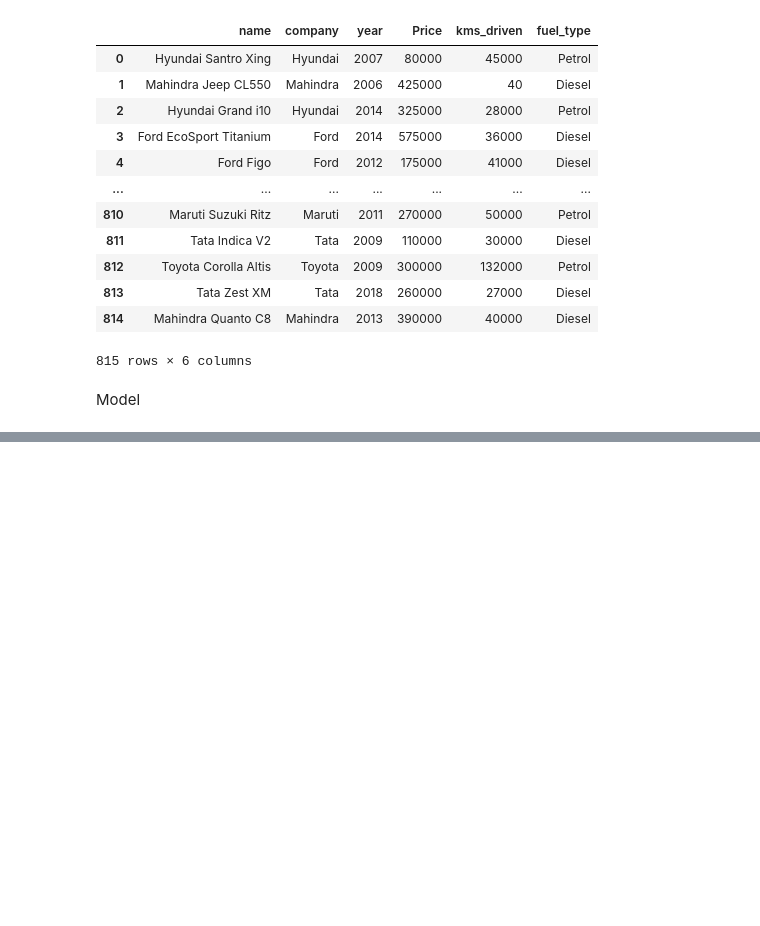
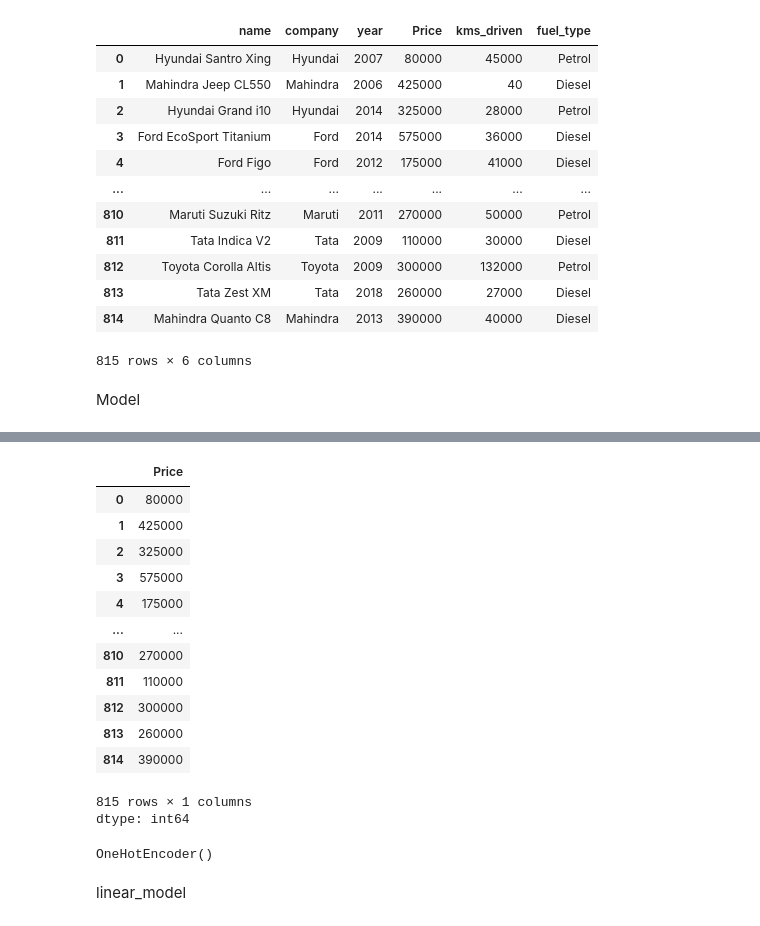
Before and after one commit to samyamoy1/-Car-Price-Predictor-Project, a Jupyter notebook: car_prediction.ipynb, the cells around one changed output, grey strips where cells are left out. Saved outputs shown, nothing was run; the diff lists cells and outputs as text; code cells hidden in the pictures; blank space fills up the shorter version.

```diff
--- a/car_prediction.ipynb
+++ b/car_prediction.ipynb
@@ -228,0 +243,17 @@ x
+# %%
+y
+# %% [output]
+|  | Price |
+| 0 | 80000 |
+| 1 | 425000 |
+| 2 | 325000 |
+| 3 | 575000 |
+| 4 | 175000 |
+| ... | ... |
+| 810 | 270000 |
+| 811 | 110000 |
+| 812 | 300000 |
+| 813 | 260000 |
+| 814 | 390000 |
+815 rows × 1 columns
+dtype: int64
@@ -228,0 +269,5 @@ x
+# %%
+ohe=OneHotEncoder()
+ohe.fit(x[['name','company','fuel_type']])
+# %% [output]
+OneHotEncoder()
@@ -228,0 +277,2 @@ x
+# %% [markdown]
+linear_model
```
Also changed, not shown: parts of 12 cells of this notebook.
